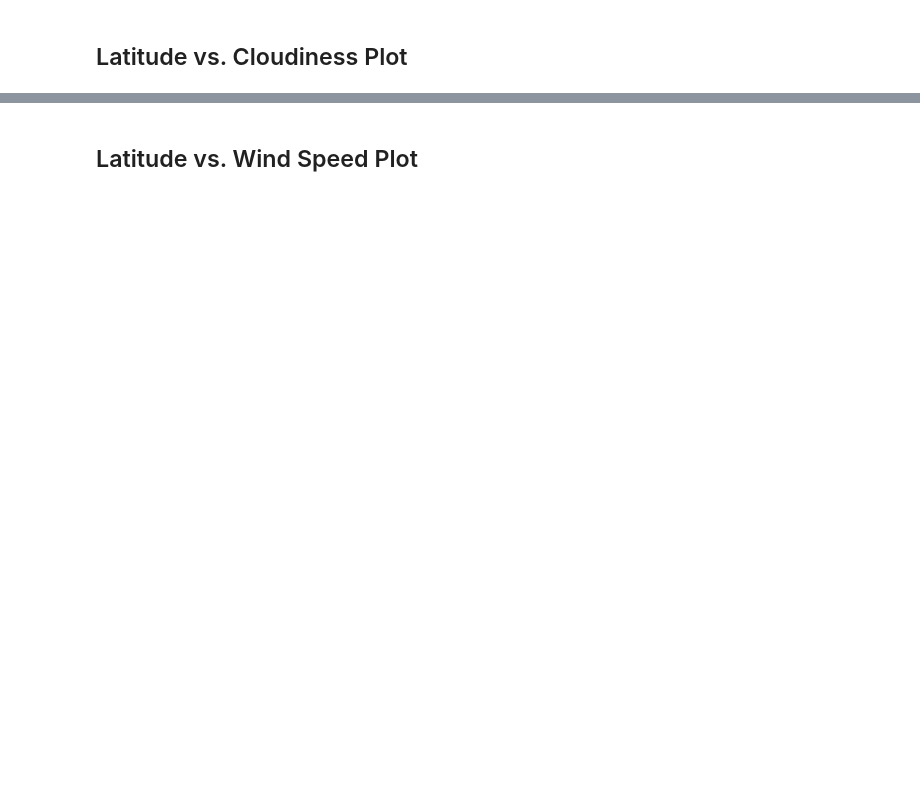
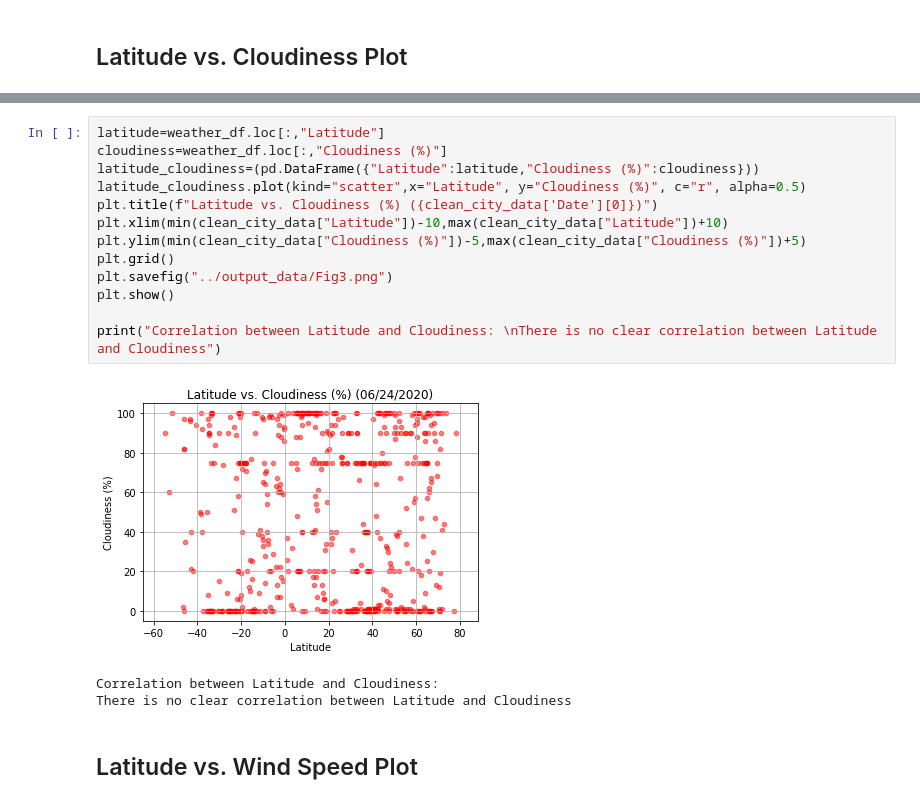
Before and after one commit to M-Agami/Api-challenge, a Jupyter notebook: starter_code/WeatherPy.ipynb, the cells around one changed output, grey strips where cells are left out. Saved outputs shown, nothing was run; the diff lists cells and outputs as text; blank space fills up the shorter version.

```diff
--- a/starter_code/WeatherPy.ipynb
+++ b/starter_code/WeatherPy.ipynb
@@ -212,2 +230,19 @@ clean_city_data.to_csv("../output_data/cities.csv")
+# %%
+latitude=weather_df.loc[:,"Latitude"]
+cloudiness=weather_df.loc[:,"Cloudiness (%)"]
+latitude_cloudiness=(pd.DataFrame({"Latitude":latitude,"Cloudiness (%)":cloudiness}))
+latitude_cloudiness.plot(kind="scatter",x="Latitude", y="Cloudiness (%)", c="r", alpha=0.5)
+plt.title(f"Latitude vs. Cloudiness (%) ({clean_city_data['Date'][0]})")
+plt.xlim(min(clean_city_data["Latitude"])-10,max(clean_city_data["Latitude"])+10)
+plt.ylim(min(clean_city_data["Cloudiness (%)"])-5,max(clean_city_data["Cloudiness (%)"])+5)
+plt.grid()
+plt.savefig("../output_data/Fig3.png")
+plt.show()
+
+print("Correlation between Latitude and Cloudiness: \nThere is no clear correlation between Latitude and Cloudiness")
+# %% [output]
+[figure, added]
+Correlation between Latitude and Cloudiness:
+There is no clear correlation between Latitude and Cloudiness
 # %% [markdown]
 ## Latitude vs. Wind Speed Plot
```
Also changed, not shown: parts of 29 cells of this notebook.
